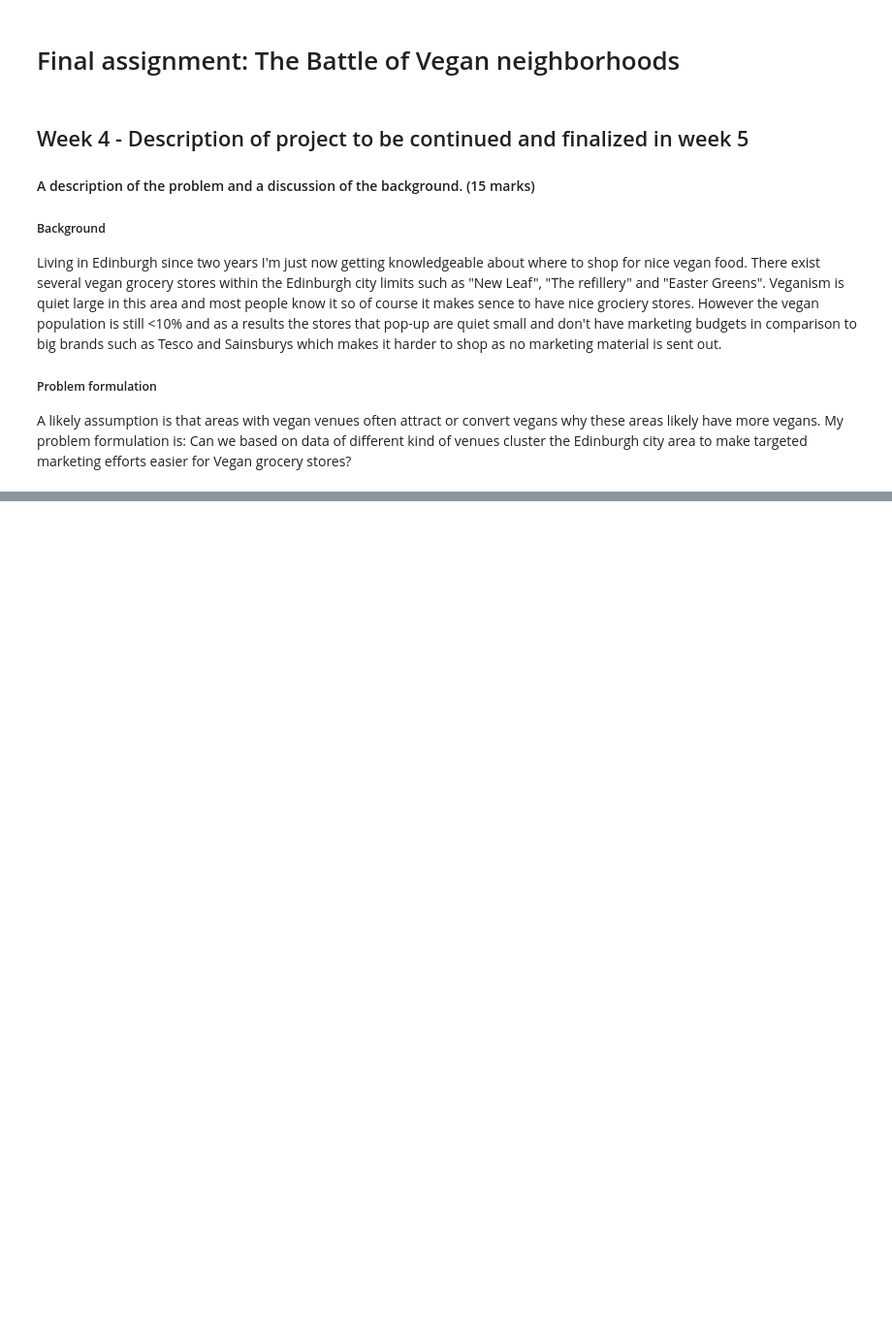
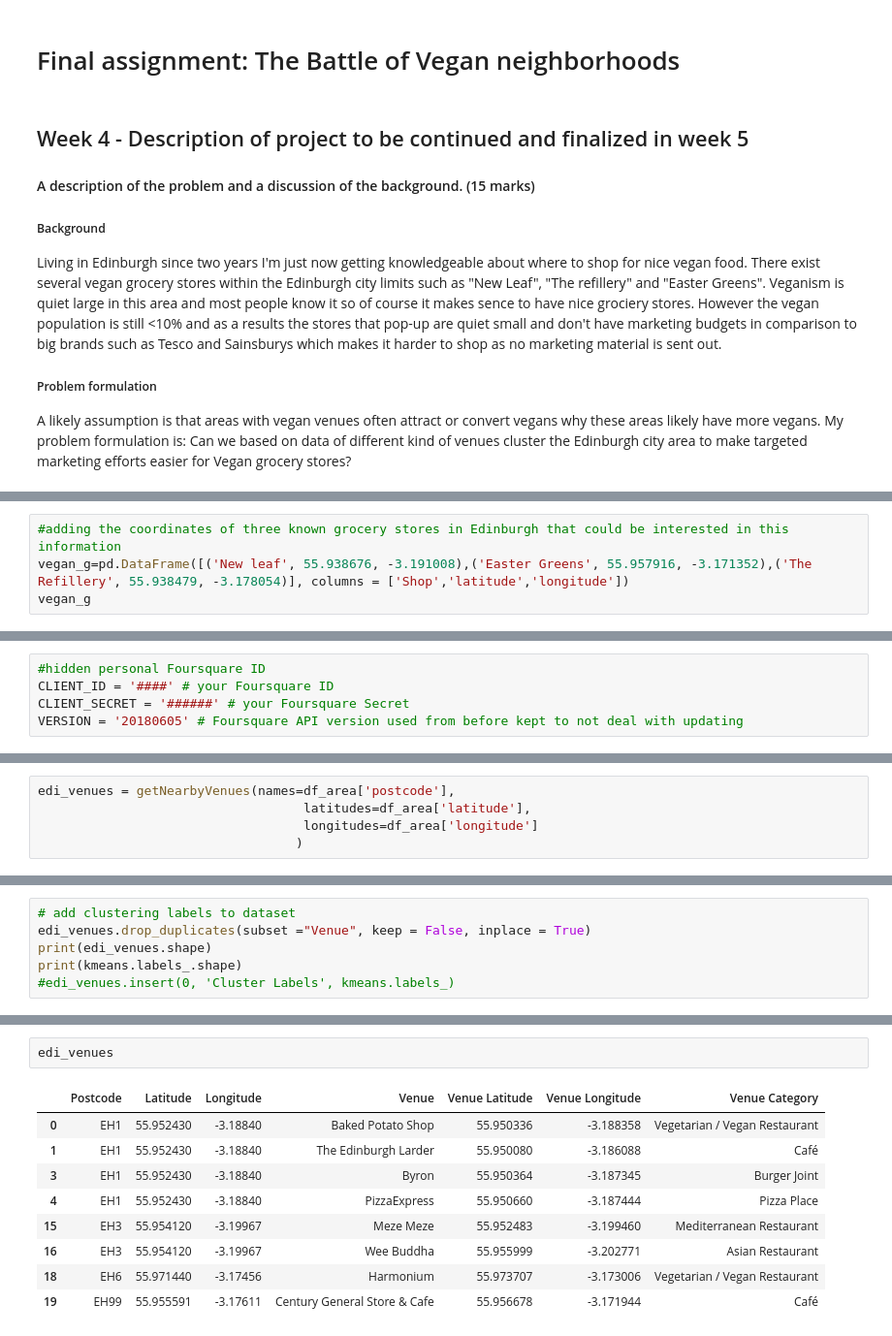
Before and after one commit to axelg89/Coursera_Capstone, a Jupyter notebook: The Battle of Neighborhoods.ipynb, the cells around one changed output, grey strips where cells are left out. Shown at 97% size. Cells and saved outputs as stored; diff of their text form; blank space fills up the shorter version.

```diff
--- a/The Battle of Neighborhoods.ipynb
+++ b/The Battle of Neighborhoods.ipynb
@@ -17,0 +108,4 @@ A likely assumption is that areas with vegan venues often attract or convert veg
+# %%
+#adding the coordinates of three known grocery stores in Edinburgh that could be interested in this information
+vegan_g=pd.DataFrame([('New leaf', 55.938676, -3.191008),('Easter Greens', 55.957916, -3.171352),('The Refillery', 55.938479, -3.178054)], columns = ['Shop','latitude','longitude'])
+vegan_g
@@ -17,0 +149,5 @@ A likely assumption is that areas with vegan venues often attract or convert veg
+# %%
+#hidden personal Foursquare ID
+CLIENT_ID = '####' # your Foursquare ID
+CLIENT_SECRET = '######' # your Foursquare Secret
+VERSION = '20180605' # Foursquare API version used from before kept to not deal with updating
@@ -17,0 +196,5 @@ A likely assumption is that areas with vegan venues often attract or convert veg
+# %%
+edi_venues = getNearbyVenues(names=df_area['postcode'],
+                                   latitudes=df_area['latitude'],
+                                   longitudes=df_area['longitude']
+                                  )
@@ -17,0 +315,6 @@ A likely assumption is that areas with vegan venues often attract or convert veg
+# %%
+# add clustering labels to dataset
+edi_venues.drop_duplicates(subset ="Venue", keep = False, inplace = True)
+print(edi_venues.shape)
+print(kmeans.labels_.shape)
+#edi_venues.insert(0, 'Cluster Labels', kmeans.labels_)
@@ -17,0 +338,12 @@ A likely assumption is that areas with vegan venues often attract or convert veg
+# %%
+edi_venues
+# %% [output]
+|  | Postcode | Latitude | Longitude | Venue | Venue Latitude | Venue Longitude | Venue Category |
+| 0 | EH1 | 55.952430 | -3.18840 | Baked Potato Shop | 55.950336 | -3.188358 | Vegetarian / Vegan Restaurant |
+| 1 | EH1 | 55.952430 | -3.18840 | The Edinburgh Larder | 55.950080 | -3.186088 | Café |
+| 3 | EH1 | 55.952430 | -3.18840 | Byron | 55.950364 | -3.187345 | Burger Joint |
+| 4 | EH1 | 55.952430 | -3.18840 | PizzaExpress | 55.950660 | -3.187444 | Pizza Place |
+| 15 | EH3 | 55.954120 | -3.19967 | Meze Meze | 55.952483 | -3.199460 | Mediterranean Restaurant |
+| 16 | EH3 | 55.954120 | -3.19967 | Wee Buddha | 55.955999 | -3.202771 | Asian Restaurant |
+| 18 | EH6 | 55.971440 | -3.17456 | Harmonium | 55.973707 | -3.173006 | Vegetarian / Vegan Restaurant |
+| 19 | EH99 | 55.955591 | -3.17611 | Century General Store & Cafe | 55.956678 | -3.171944 | Café |
```
Also changed, not shown: parts of 23 cells of this notebook.
